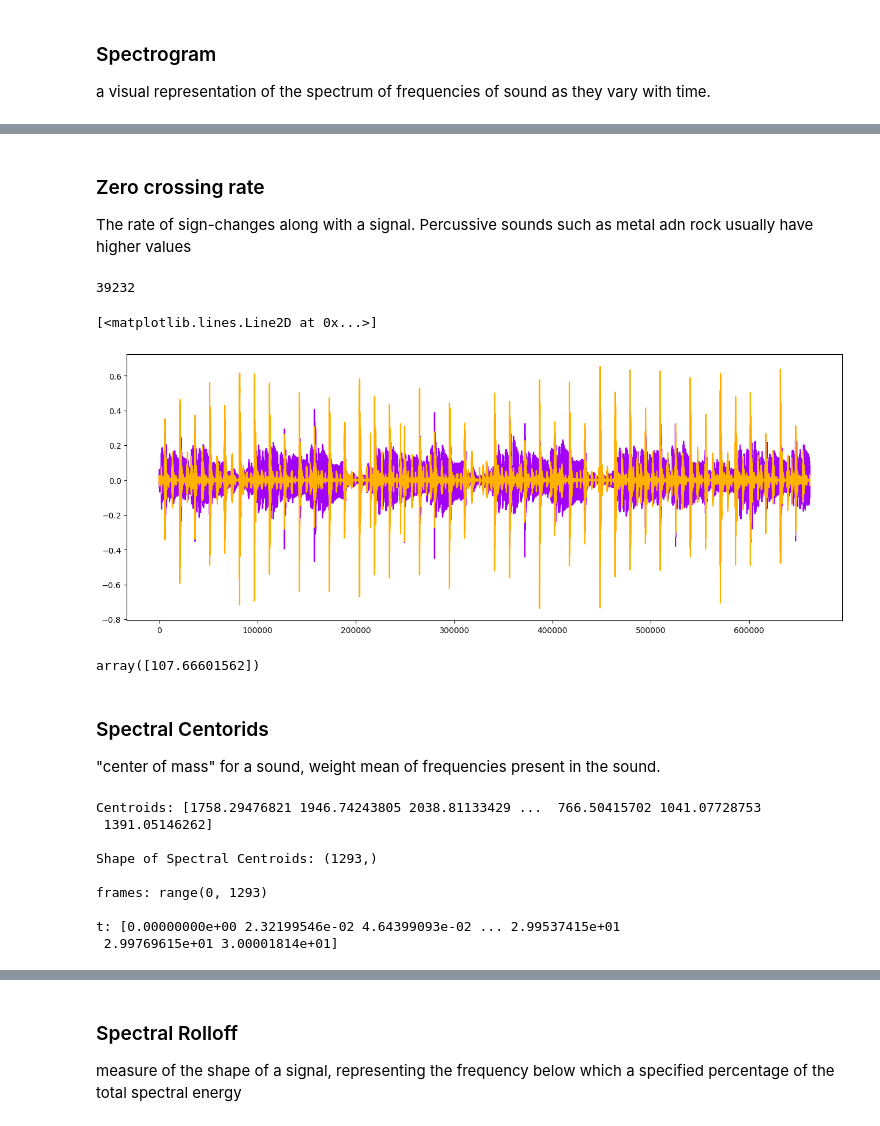
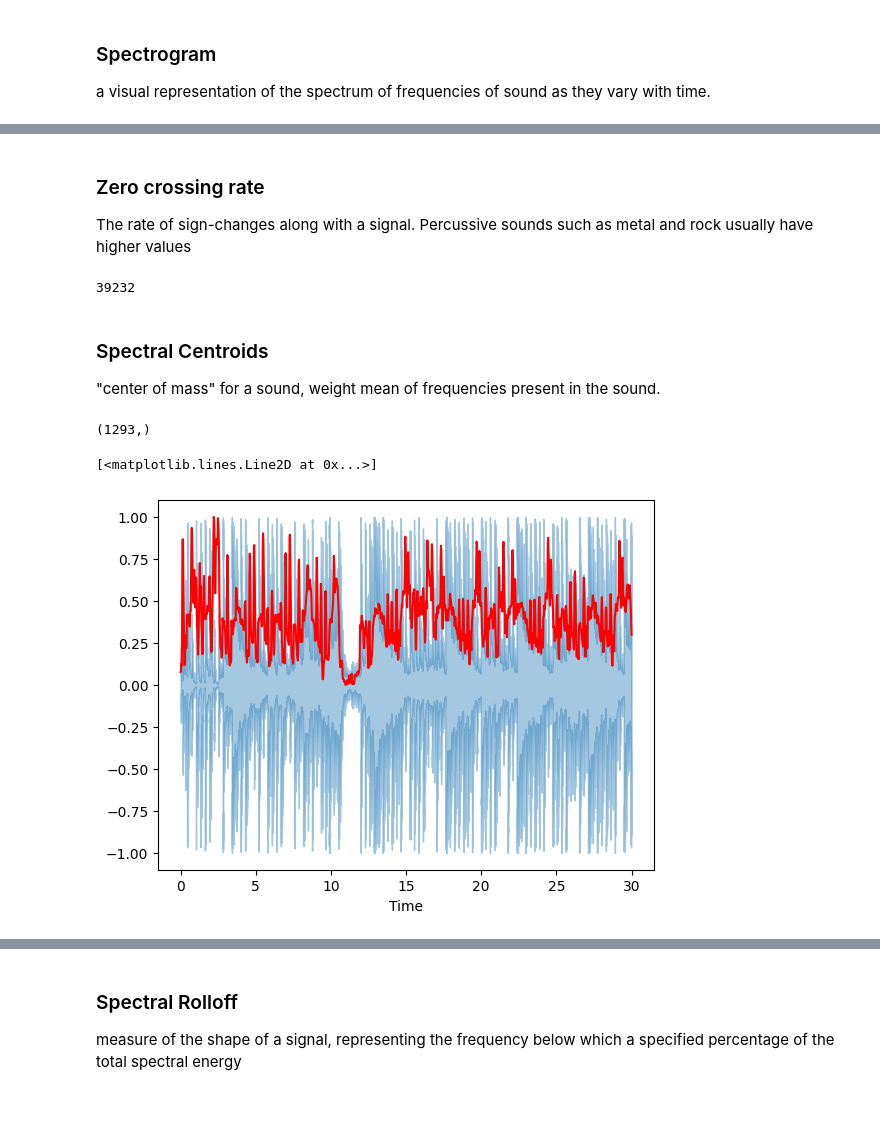
Before and after one commit to mjzhang21/MusicGenreClassifier, a Jupyter notebook: notebooks/01_EDA.ipynb, the cells around one changed output, grey strips where cells are left out. Drawn from its saved outputs; the diff is of its cells as text; code cells hidden in the pictures.

```diff
--- a/notebooks/01_EDA.ipynb
+++ b/notebooks/01_EDA.ipynb
@@ -125,13 +75,0 @@ Text(0.5, 1.0, 'Metal Mel Spectrogram')
-# %%
-y, sr = librosa.load(f"{general_path}/genres_original/classical/classical.00036.wav")
-y, _ = librosa.effects.trim(y)
-
-
-S = librosa.feature.melspectrogram(y=y, sr=sr)
-S_DB = librosa.amplitude_to_db(S, ref=np.max)
-plt.figure(figsize=(16, 6))
-librosa.display.specshow(
-    S_DB, sr=sr, hop_length=hop_length, x_axis="time", y_axis="log", cmap="cool"
-)
-plt.colorbar()
-plt.title("Classical Mel Spectrogram", fontsize=23)
@@ -141,59 +76,36 @@ Text(0.5, 1.0, 'Classical Mel Spectrogram')
 # %% [markdown]
 ### Zero crossing rate
 
-The rate of sign-changes along with a signal. Percussive sounds such as metal adn rock usually have higher values
+The rate of sign-changes along with a signal. Percussive sounds such as metal and rock usually have higher values
 # %%
 # Total zero_crossings in our 1 song
 zero_crossings = librosa.zero_crossings(y=audio_file, pad=False)
 print(sum(zero_crossings))
 # %% [output]
 39232
-# %%
-y_harm, y_perc = librosa.effects.hpss(audio_file)
-
-plt.figure(figsize=(16, 6))
-plt.plot(y_harm, color="#A300F9")
-plt.plot(y_perc, color="#FFB100")
-# %% [output]
-[<matplotlib.lines.Line2D at 0x...>]
-[figure, removed]
-# %%
-tempo, _ = librosa.beat.beat_track(y=y, sr=sr)
-tempo
-# %% [output]
-array([107.66601562])
 # %% [markdown]
-### Spectral Centorids
+### Spectral Centroids
 
 "center of mass" for a sound, weight mean of frequencies present in the sound.
+# %%
+spectral_centroids = librosa.feature.spectral_centroid(y=audio_file, sr=sr)[0]
+spectral_centroids.shape
+# %% [output]
+(1293,)
 # %%
-# Calculate the Spectral Centroids
-spectral_centroids = librosa.feature.spectral_centroid(y=audio_file, sr=sr)[0]
-
-# Shape is a vector
-print("Centroids:", spectral_centroids, "\n")
-print("Shape of Spectral Centroids:", spectral_centroids.shape, "\n")
-
 # Computing the time variable for visualization
 frames = range(len(spectral_centroids))
-
-# Converts frame counts to time (seconds)
 t = librosa.frames_to_time(frames)
 
-print("frames:", frames, "\n")
-print("t:", t)
+
+# Normalising the spectral centroid for visualisation
+def normalize(x, axis=0):
+    return sklearn.preprocessing.minmax_scale(x, axis=axis)
 
 
-# Function that normalizes the Sound Data
-def normalize(x, axis=0):
-    return sklearn.preprocessing.minmax_scale(x, axis=axis)
+# Plotting the Spectral Centroid along the waveform
+librosa.display.waveshow(y=audio_file, sr=sr, alpha=0.4)
+plt.plot(t, normalize(spectral_centroids), color="r")
 # %% [output]
-Centroids: [1758.29476821 1946.74243805 2038.81133429 ...  766.50415702 1041.07728753
- 1391.05146262]
-
-Shape of Spectral Centroids: (1293,)
-
-frames: range(0, 1293)
-
-t: [0.00000000e+00 2.32199546e-02 4.64399093e-02 ... 2.99537415e+01
- 2.99769615e+01 3.00001814e+01]
+[<matplotlib.lines.Line2D at 0x...>]
+[figure, added]
```
Also changed, not shown: parts of 11 cells of this notebook.
